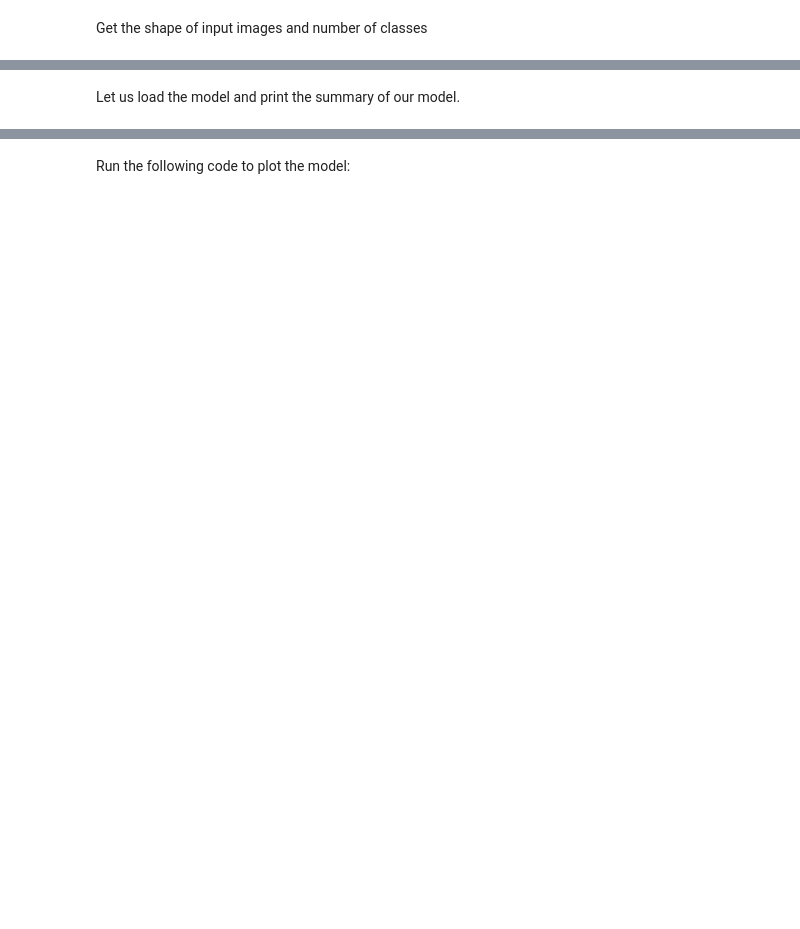
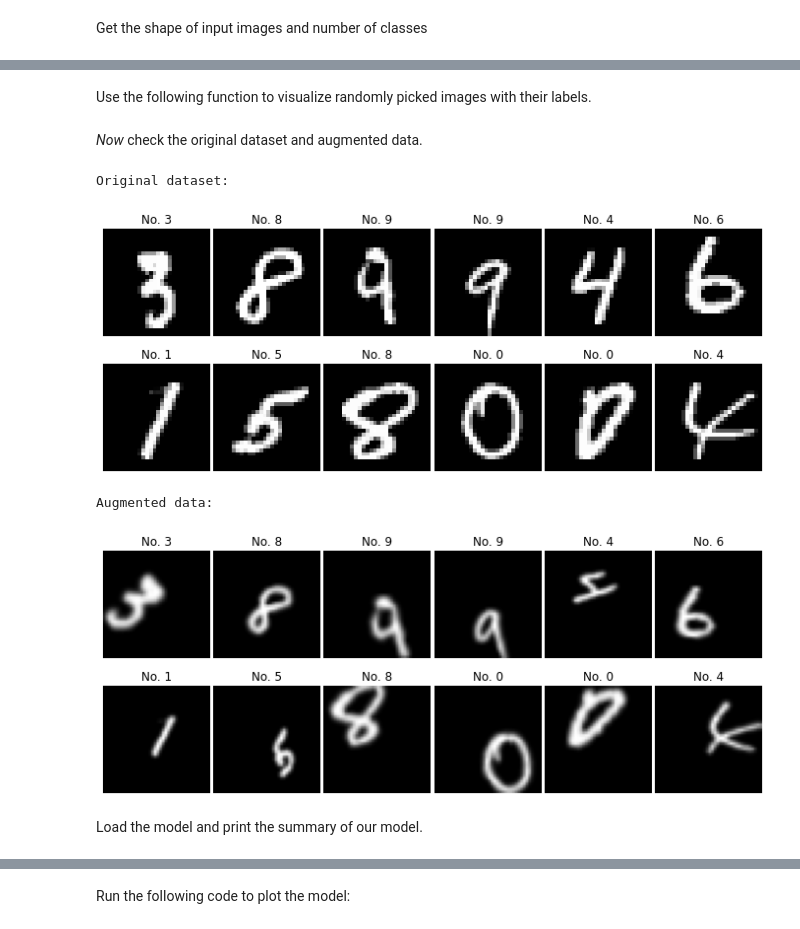
Before and after one commit to Helter-Skelter900/STN_NNFL, a Jupyter notebook: STN_NNFL.ipynb, the cells around one changed output, grey strips where cells are left out. Saved outputs shown, nothing was run; the diff lists cells and outputs as text; code cells hidden in the pictures; blank space fills up the shorter version.

```diff
--- a/STN_NNFL.ipynb
+++ b/STN_NNFL.ipynb
@@ -121,0 +57,2 @@ classes:  10
+# %% [markdown]
+Use the following function to visualize randomly picked images with their labels.
@@ -122,5 +76,17 @@ classes:  10
+# %% [markdown]
+*Now* check the original dataset and augmented data.
+# %%
+print("Original dataset:\n")
+plot_imagesNlabels(train_x,train_label,"orig_images")
+print("Augmented data:\n")
+plot_imagesNlabels(train_data_1,train_label,"augmented_images")
+# %% [output]
+Original dataset:
+[figure, added]
+Augmented data:
+[figure, added]
 # %% [markdown]
-Let us load the model and print the summary of our model.
+Load the model and print the summary of our model.
 # %%
 model = STN_Model()
 model.summary()
```
Also changed, not shown: parts of 37 cells of this notebook.
